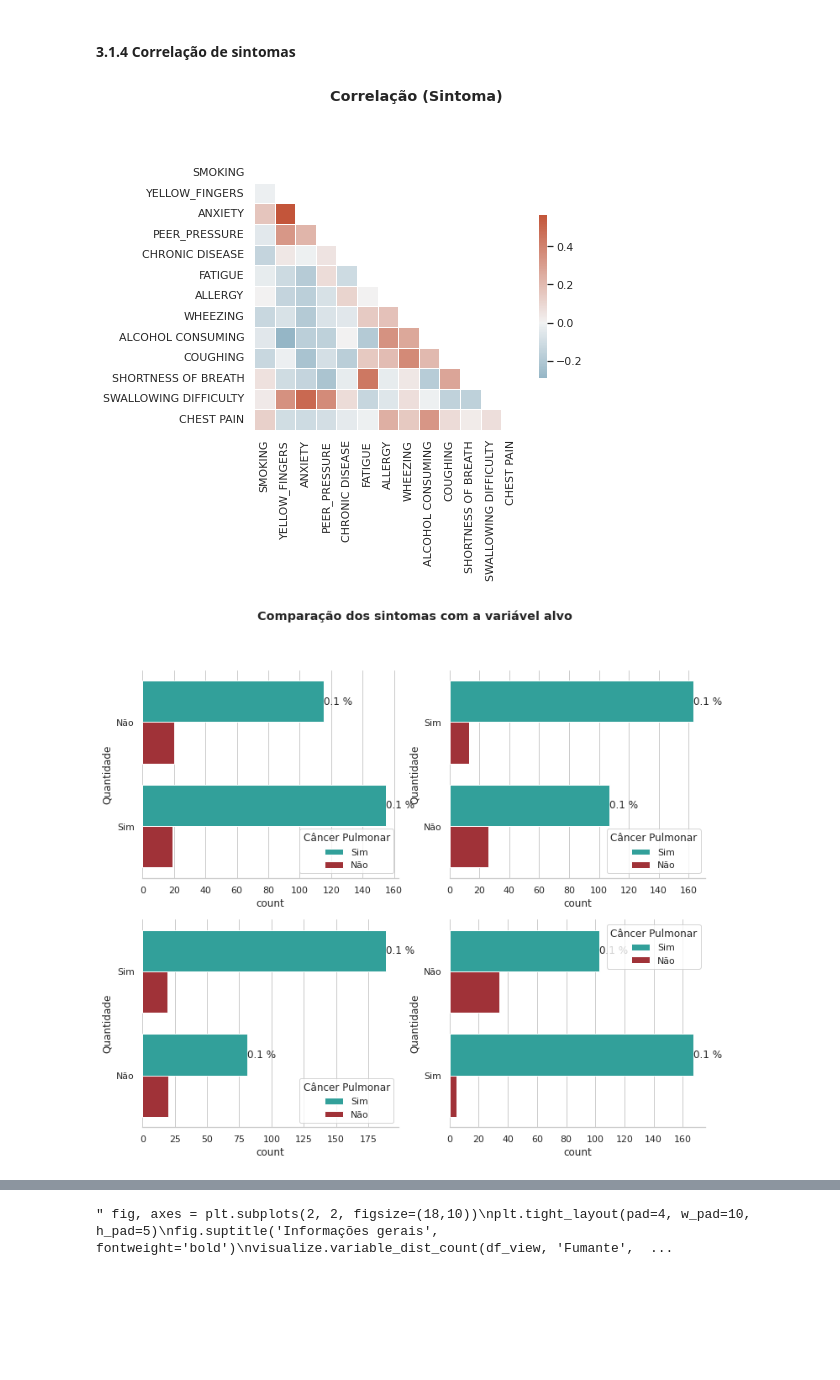
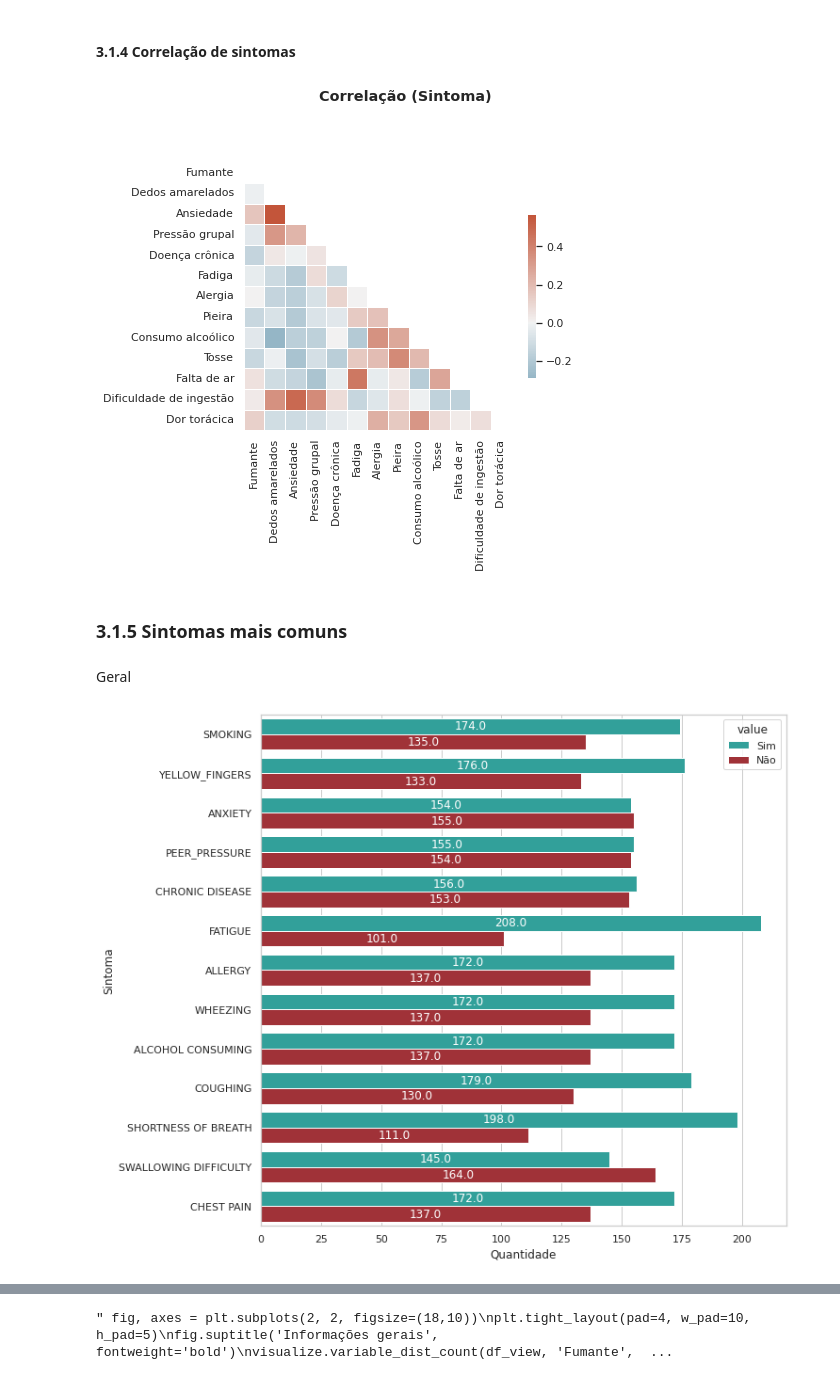
Before and after one commit to atlantico-academy/lung-cancer, a Jupyter notebook: notebooks/01-exploratory_data_analysis.ipynb, the cells around one changed output, grey strips where cells are left out. Cells and saved outputs as stored; diff of their text form; code cells hidden in the pictures; blank space fills up the shorter version.

```diff
--- a/notebooks/01-exploratory_data_analysis.ipynb
+++ b/notebooks/01-exploratory_data_analysis.ipynb
@@ -263,19 +235,35 @@ plt.show()
 #### 3.1.4 Correlação de sintomas
 # %%
 query_data = df.replace(["Não", "Sim"], [0, 1])
-
 var_group = 'Sintoma'
-visualize.correlation(query_data[columns_by_group[var_group]], var_group)
+ax = visualize.correlation(query_data[columns_by_group[var_group]], var_group, df_dict=df_dict)
+plt.show()
 # %% [output]
-[figure, old version]
+[figure, new version]
-# %%
-fig, axes = plt.subplots(2, 2, figsize=(12,10))
-#plt.tight_layout(pad=4, w_pad=10, h_pad=5)
-fig.suptitle('Comparação dos sintomas com a variável alvo', fontweight='bold')
-visualize.variable_dist_count(df_view, 'Fumante', axe=axes.flatten()[0], compare='Câncer Pulmonar', horizontal=True)
-visualize.variable_dist_count(df_view, 'Dedos amarelados', axe=axes.flatten()[1], compare='Câncer Pulmonar', horizontal=True)
-visualize.variable_dist_count(df_view, 'Fadiga', axe=axes.flatten()[2], compare='Câncer Pulmonar', horizontal=True)
-visualize.variable_dist_count(df_view, 'Alergia', axe=axes.flatten()[3], compare='Câncer Pulmonar', horizontal=True)
-plt.show()
-# %% [output]
-[figure, removed]
+# %% [markdown]
+### 3.1.5 Sintomas mais comuns
+# %% [markdown]
+Geral
+# %%
+df1 = df.melt(value_vars=columns_by_group['Sintoma'])
+plt.figure(figsize=(10,10))
+ax = sns.countplot(data=df1, y='variable', hue='value', hue_order=['Sim', 'Não'])
+ax.set(
+    ylabel='Sintoma',
+    xlabel='Quantidade',
+)
+ax.bar_label(
+    ax.containers[0],
+    fmt='%.1f',
+    label_type='center',
+    color='white'
+)
+ax.bar_label(
+    ax.containers[1],
+    fmt='%.1f',
+    label_type='center',
+    color='white'
+)
+plt.show()
+# %% [output]
+[figure, added]
```
Also changed, not shown: parts of 34 cells of this notebook, 2 other files.
